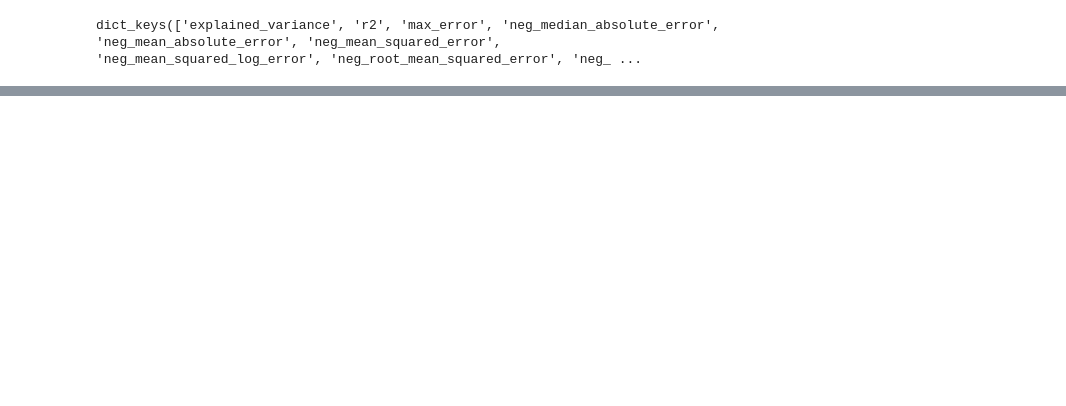
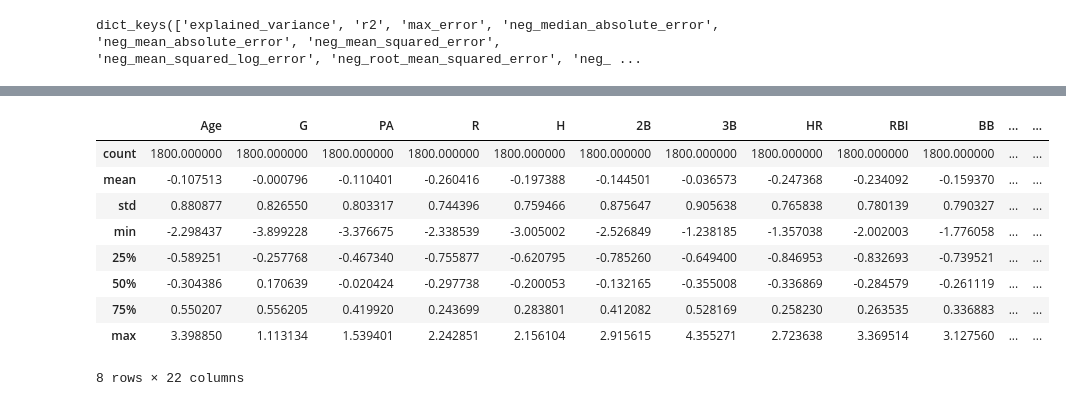
Before and after one commit to vadulas/Final_Project, a Jupyter notebook: all_star_prediction_model.ipynb, the cells around one changed output, grey strips where cells are left out. Saved outputs shown, nothing was run; the diff lists cells and outputs as text; code cells hidden in the pictures; blank space fills up the shorter version.

```diff
--- a/all_star_prediction_model.ipynb
+++ b/all_star_prediction_model.ipynb
@@ -357,3 +342,16 @@ array([0.61254089])
+# %%
+X_train_scaled[y_train == 0].describe()
+# %% [output]
+|  | Age | G | PA | R | H | 2B | 3B | HR | RBI | BB | ... | ... |
+| count | 1800.000000 | 1800.000000 | 1800.000000 | 1800.000000 | 1800.000000 | 1800.000000 | 1800.000000 | 1800.000000 | 1800.000000 | 1800.000000 | ... | ... |
+| mean | -0.107513 | -0.000796 | -0.110401 | -0.260416 | -0.197388 | -0.144501 | -0.036573 | -0.247368 | -0.234092 | -0.159370 | ... | ... |
+| std | 0.880877 | 0.826550 | 0.803317 | 0.744396 | 0.759466 | 0.875647 | 0.905638 | 0.765838 | 0.780139 | 0.790327 | ... | ... |
+| min | -2.298437 | -3.899228 | -3.376675 | -2.338539 | -3.005002 | -2.526849 | -1.238185 | -1.357038 | -2.002003 | -1.776058 | ... | ... |
+| 25% | -0.589251 | -0.257768 | -0.467340 | -0.755877 | -0.620795 | -0.785260 | -0.649400 | -0.846953 | -0.832693 | -0.739521 | ... | ... |
+| 50% | -0.304386 | 0.170639 | -0.020424 | -0.297738 | -0.200053 | -0.132165 | -0.355008 | -0.336869 | -0.284579 | -0.261119 | ... | ... |
+| 75% | 0.550207 | 0.556205 | 0.419920 | 0.243699 | 0.283801 | 0.412082 | 0.528169 | 0.258230 | 0.263535 | 0.336883 | ... | ... |
+| max | 3.398850 | 1.113134 | 1.539401 | 2.242851 | 2.156104 | 2.915615 | 4.355271 | 2.723638 | 3.369514 | 3.127560 | ... | ... |
+8 rows × 22 columns
 # %%
 #Save the model, based on the test and train it was determined that the AdaBoostClassifier model had the best score
 
```
Also changed, not shown: parts of 14 cells of this notebook, 3 other files.
